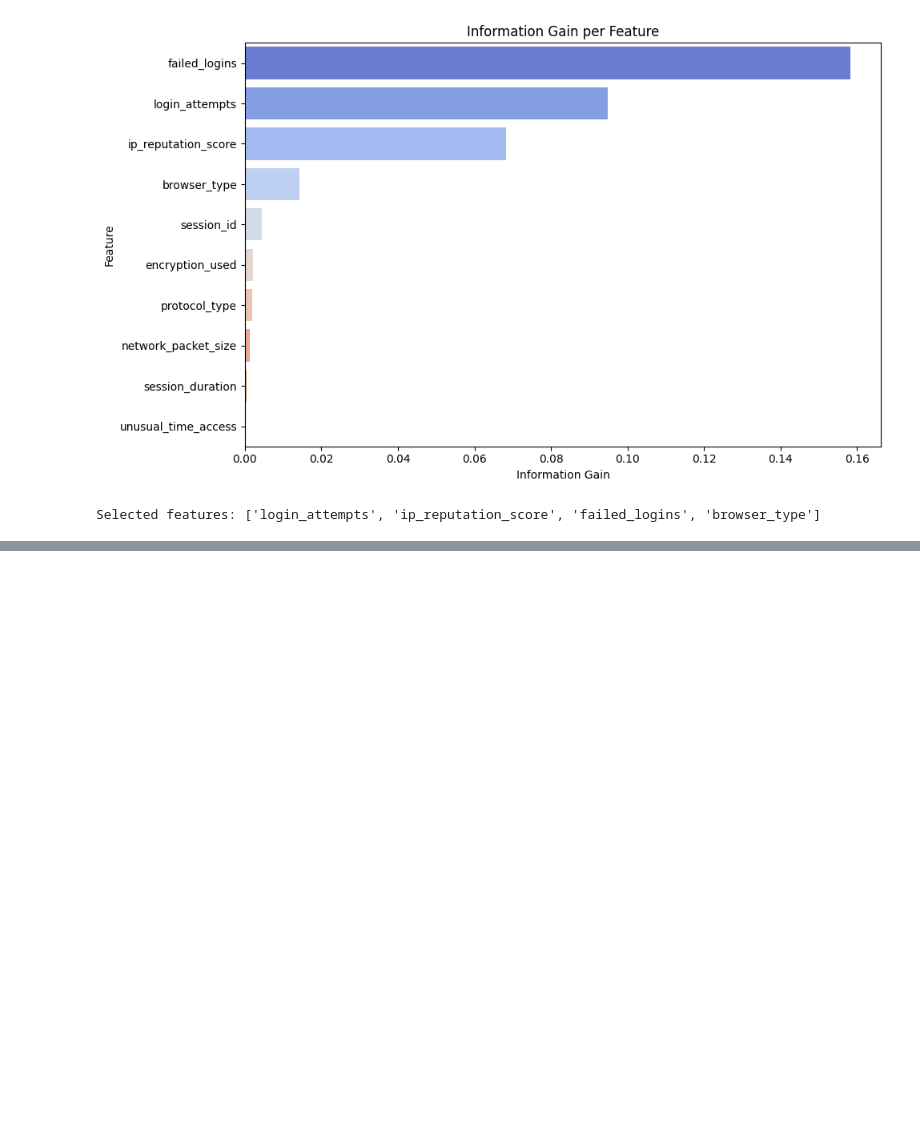
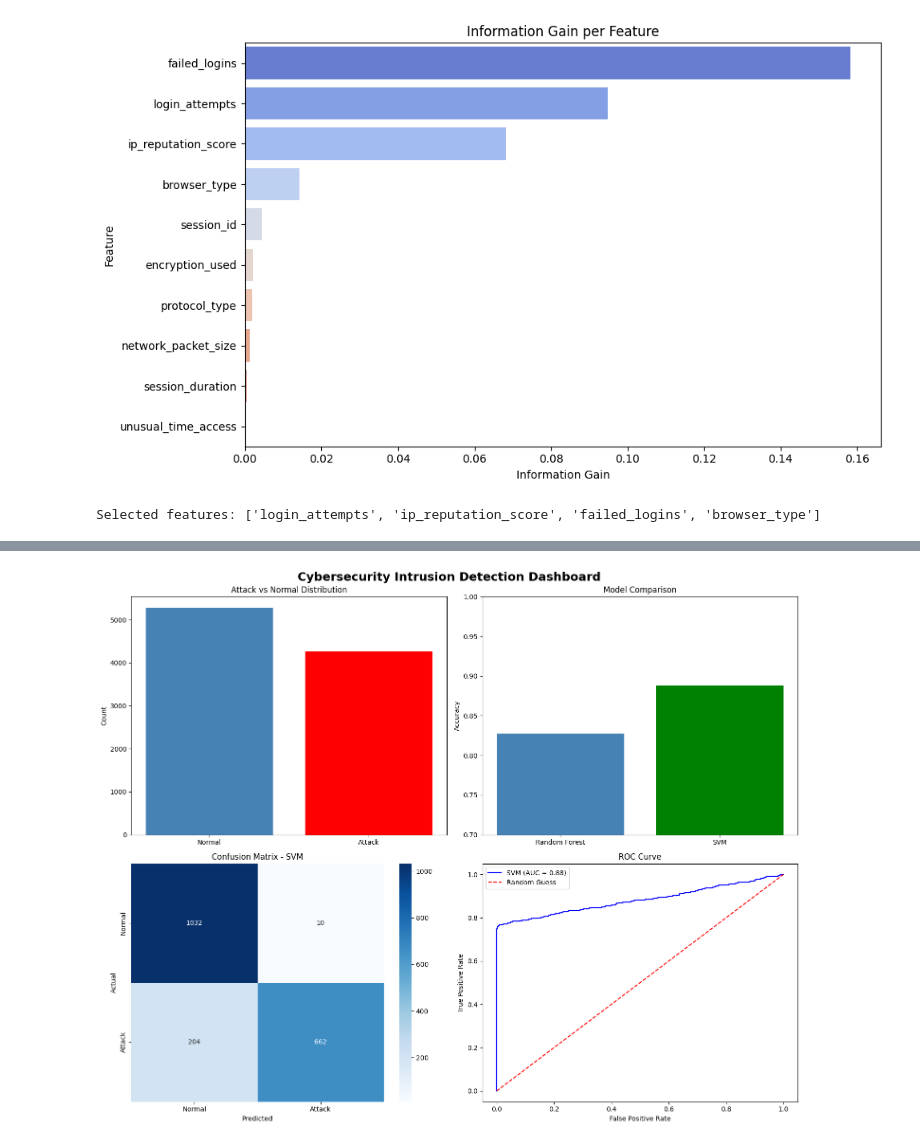
Before and after one commit to LojainAhmad25/cybersecurity-intrusion-detection, a Jupyter notebook: Cybersecurity_Intrusion_Detection.ipynb, the cells around one changed output, grey strips where cells are left out. Cells and saved outputs as stored; diff of their text form; code cells hidden in the pictures; blank space fills up the shorter version.

```diff
--- a/Cybersecurity_Intrusion_Detection.ipynb
+++ b/Cybersecurity_Intrusion_Detection.ipynb
@@ -270,0 +410,40 @@ Scaling done ✓
+# %%
+fig, axes = plt.subplots(2, 2, figsize=(15, 12))
+fig.suptitle('Cybersecurity Intrusion Detection Dashboard', fontsize=18, fontweight='bold')
+
+# 1 — Attack vs Normal Count
+axes[0, 0].bar(['Normal', 'Attack'], data['attack_detected'].value_counts(), color=['steelblue', 'red'])
+axes[0, 0].set_title('Attack vs Normal Distribution')
+axes[0, 0].set_ylabel('Count')
+
+# 2 — Model Comparison
+models_names = ['Random Forest', 'SVM']
+accuracies = [0.8275, 0.8878]
+axes[0, 1].bar(models_names, accuracies, color=['steelblue', 'green'])
+axes[0, 1].set_title('Model Comparison')
+axes[0, 1].set_ylabel('Accuracy')
+axes[0, 1].set_ylim([0.7, 1.0])
+
+# 3 — Confusion Matrix
+cm = confusion_matrix(y_test, y_pred)
+sns.heatmap(cm, annot=True, fmt='d', cmap='Blues',
+            xticklabels=['Normal', 'Attack'],
+            yticklabels=['Normal', 'Attack'], ax=axes[1, 0])
+axes[1, 0].set_title('Confusion Matrix - SVM')
+axes[1, 0].set_ylabel('Actual')
+axes[1, 0].set_xlabel('Predicted')
+
+# 4 — ROC Curve
+fpr, tpr, _ = roc_curve(y_test, y_prob)
+roc_auc = auc(fpr, tpr)
+axes[1, 1].plot(fpr, tpr, color='blue', label=f'SVM (AUC = {roc_auc:.2f})')
+axes[1, 1].plot([0, 1], [0, 1], color='red', linestyle='--', label='Random Guess')
+axes[1, 1].set_title('ROC Curve')
+axes[1, 1].set_xlabel('False Positive Rate')
+axes[1, 1].set_ylabel('True Positive Rate')
+axes[1, 1].legend()
+
+plt.tight_layout()
+plt.show()
+# %% [output]
+[figure, added]
```
Also changed, not shown: parts of 13 cells of this notebook.
